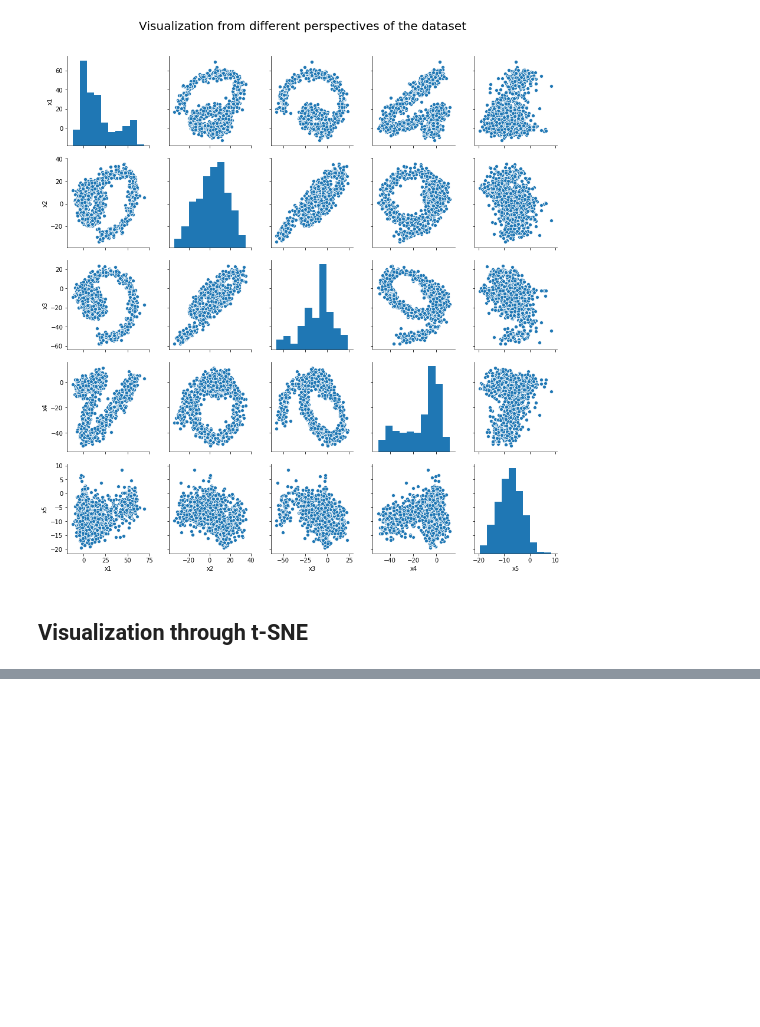
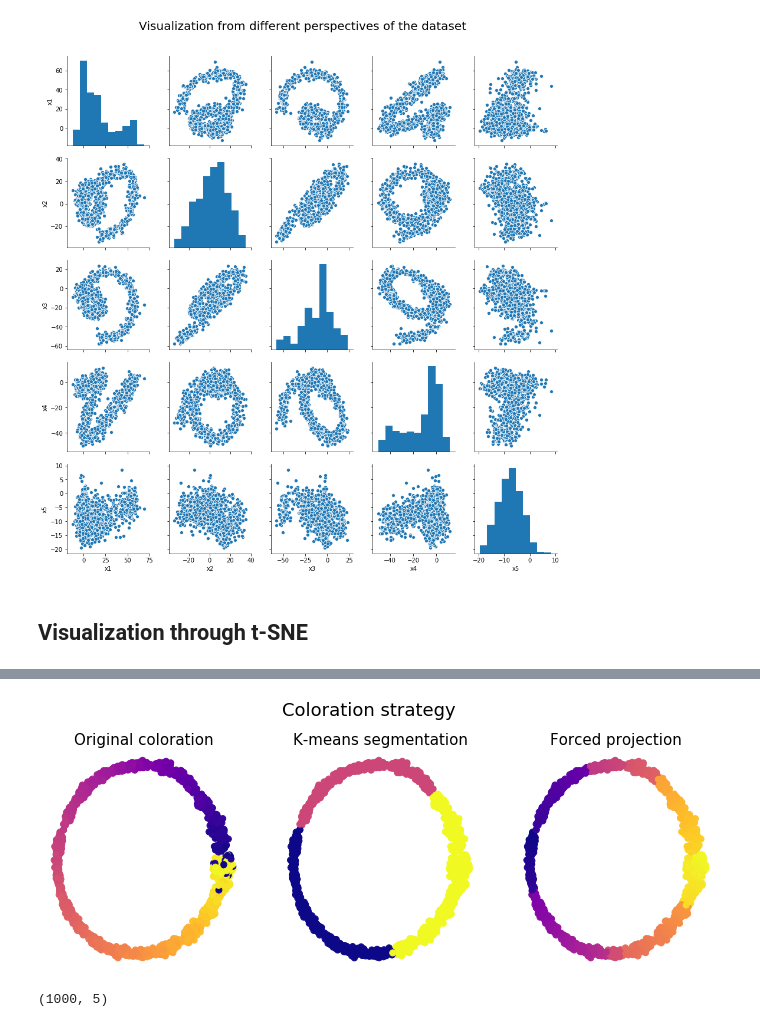
Before and after one commit to nicoladainese96/Data-visualization, a Jupyter notebook: data_visualization.ipynb, the cells around one changed output, grey strips where cells are left out. Drawn from its saved outputs; the diff is of its cells as text; code cells hidden in the pictures; blank space fills up the shorter version.

```diff
--- a/data_visualization.ipynb
+++ b/data_visualization.ipynb
@@ -108,0 +202,57 @@ def plot_t_SNE(X, ax, colors = None, **kwargs ):
+# %%
+from sklearn.neighbors import KNeighborsClassifier
+from sklearn.cluster import KMeans
+from matplotlib.ticker import NullFormatter
+from sklearn import manifold
+
+# create a new instance of TSNE class
+tsne = manifold.TSNE(n_components=1, init='random', perplexity = 100, n_iter = 5000, learning_rate=200, verbose = 0)
+# apply t_SNE transform to the original dataset X
+Z = tsne.fit_transform(X)
+
+
+#from sklearn.neighbors import NearestNeighbors
+#nbrs = NearestNeighbors(n_neighbors=2, algorithm='ball_tree').fit(X)
+#distances, indices = nbrs.kneighbors(X)
+#clf = KNeighborsClassifier(2)
+#clf.fit(Y_tsne)
+#Z = clf.predict(Y_tsne)
+
+fig, ax = plt.subplots(1, 3, figsize=(12, 4))
+ax[0].axis('off')
+ax[1].axis('off')
+ax[2].axis('off')
+
+tsne = manifold.TSNE(n_components=2, init='random', perplexity = 50, n_iter = 5000, learning_rate=200, verbose = 0)
+Y = tsne.fit_transform(X)
+
+kmeans = KMeans(n_clusters=3).fit_predict(Y)
+
+fig.suptitle("Coloration strategy", y=1.05, fontsize = 18)
+ax[0].set_title('Original coloration', fontsize = 15)
+ax[1].set_title('K-means segmentation', fontsize = 15)
+ax[2].set_title('Forced projection', fontsize = 15)
+# plots the result (works only for 2 components)
+ax[0].scatter(Y[:,0], Y[:,1], c = color2, cmap = 'plasma')
+ax[1].scatter(Y[:,0], Y[:,1], c = kmeans, cmap = 'plasma')
+ax[2].scatter(Y[:,0], Y[:,1], c = Z[:,0], cmap = 'plasma')
+
+# removes ticks from axis
+ax[0].xaxis.set_major_formatter(NullFormatter())
+ax[0].yaxis.set_major_formatter(NullFormatter())
+ax[0].axis('tight')
+ax[1].xaxis.set_major_formatter(NullFormatter())
+ax[1].yaxis.set_major_formatter(NullFormatter())
+ax[1].axis('tight')
+ax[2].xaxis.set_major_formatter(NullFormatter())
+ax[2].yaxis.set_major_formatter(NullFormatter())
+ax[2].axis('tight')
+
+plt.show()
+# %% [output]
+[figure, added]
+# %%
+data3 = pd.read_csv('DATA_for_visualization/data_v5_for_t-SNE__R50_e3_n2_nd1000.dat', sep = '\t', header = None)
+data3.shape
+# %% [output]
+(1000, 5)
```
Also changed, not shown: parts of 30 cells of this notebook, 20 other files.
